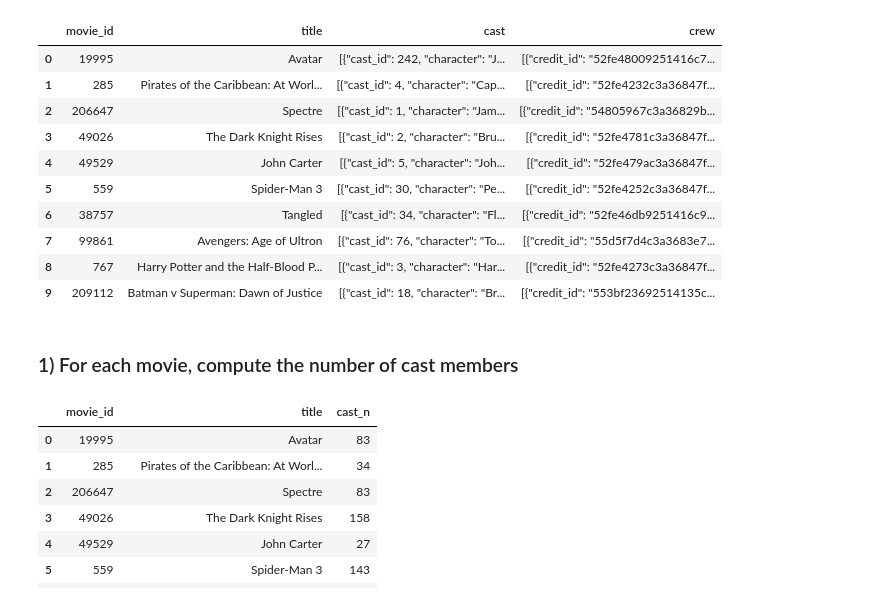
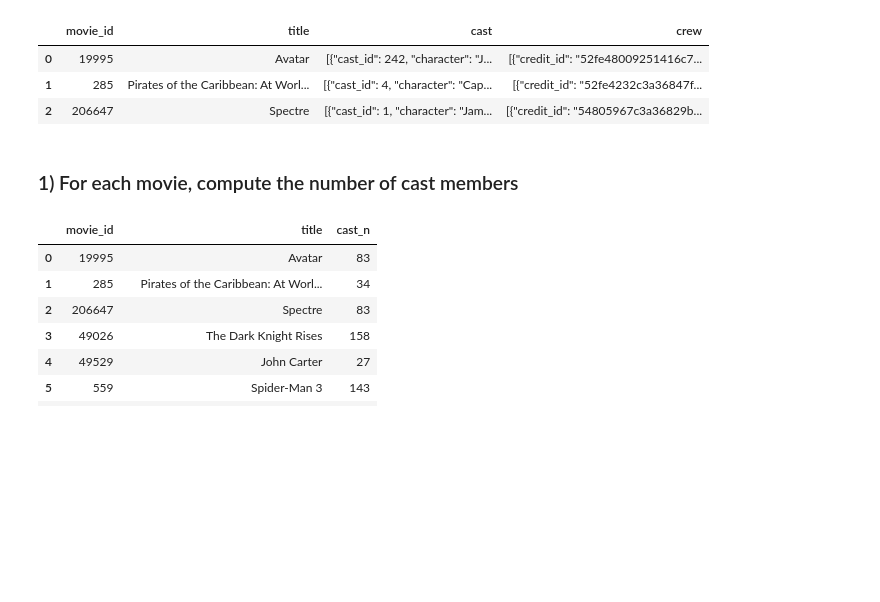
Before and after one commit to daraste/Foundations-of-Computer-Science, a Jupyter notebook: Foundations_of_Computer_Science_Project.ipynb, the cells around one changed output. Saved outputs shown, nothing was run; the diff lists cells and outputs as text; code cells hidden in the pictures; blank space fills up the shorter version.

```diff
--- a/Foundations_of_Computer_Science_Project.ipynb
+++ b/Foundations_of_Computer_Science_Project.ipynb
@@ -21,5 +7,6 @@ import pandas as pd
 import re
 import numpy as np
 import json
+pd.options.display.float_format = "{:.2f}".format
 # %%
 movies = pd.read_csv('tmdb_5000_movies.csv')
@@ -40,18 +19,11 @@ movies.isnull
 # %%
 credits = pd.read_csv('tmdb_5000_credits.csv')
-credits.head(10)
+credits.head(3)
 # %% [output]
 |  | movie_id | title | cast | crew |
 | 0 | 19995 | Avatar | [{"cast_id": 242, "character": "J... | [{"credit_id": "52fe48009251416c7... |
 | 1 | 285 | Pirates of the Caribbean: At Worl... | [{"cast_id": 4, "character": "Cap... | [{"credit_id": "52fe4232c3a36847f... |
 | 2 | 206647 | Spectre | [{"cast_id": 1, "character": "Jam... | [{"credit_id": "54805967c3a36829b... |
-| 3 | 49026 | The Dark Knight Rises | [{"cast_id": 2, "character": "Bru... | [{"credit_id": "52fe4781c3a36847f... |
-| 4 | 49529 | John Carter | [{"cast_id": 5, "character": "Joh... | [{"credit_id": "52fe479ac3a36847f... |
-| 5 | 559 | Spider-Man 3 | [{"cast_id": 30, "character": "Pe... | [{"credit_id": "52fe4252c3a36847f... |
-| 6 | 38757 | Tangled | [{"cast_id": 34, "character": "Fl... | [{"credit_id": "52fe46db9251416c9... |
-| 7 | 99861 | Avengers: Age of Ultron | [{"cast_id": 76, "character": "To... | [{"credit_id": "55d5f7d4c3a3683e7... |
-| 8 | 767 | Harry Potter and the Half-Blood P... | [{"cast_id": 3, "character": "Har... | [{"credit_id": "52fe4273c3a36847f... |
-| 9 | 209112 | Batman v Superman: Dawn of Justice | [{"cast_id": 18, "character": "Br... | [{"credit_id": "553bf23692514135c... |
 # %% [markdown]
 ### 1) For each movie, compute the number of cast members
 # %%
```
Also changed, not shown: parts of 31 cells of this notebook.
